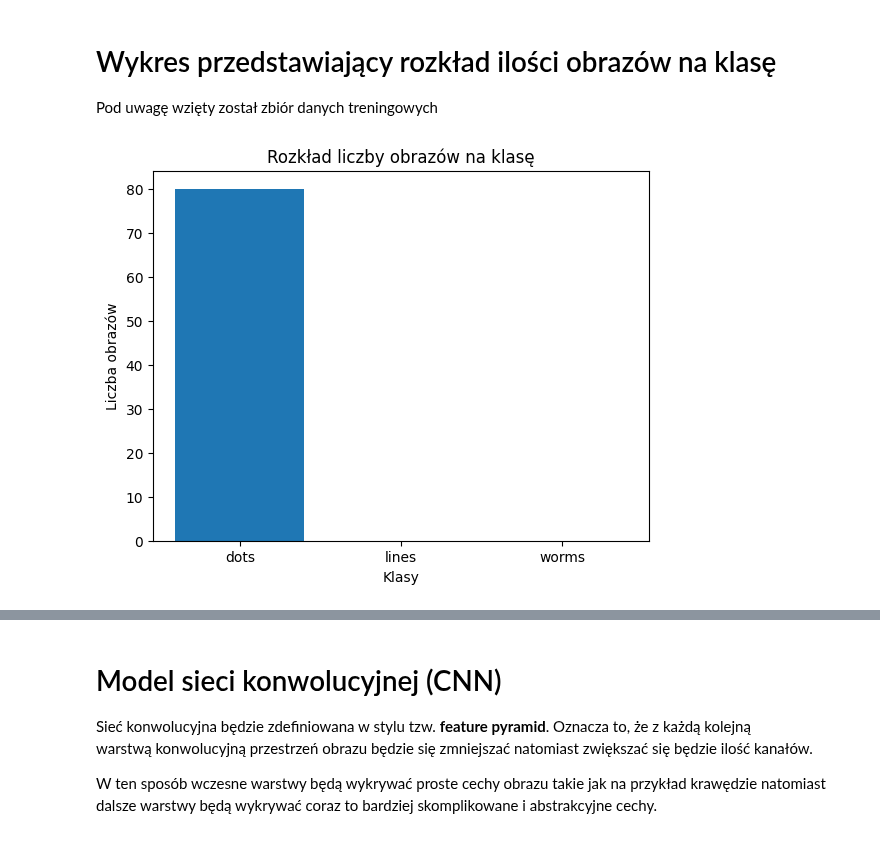
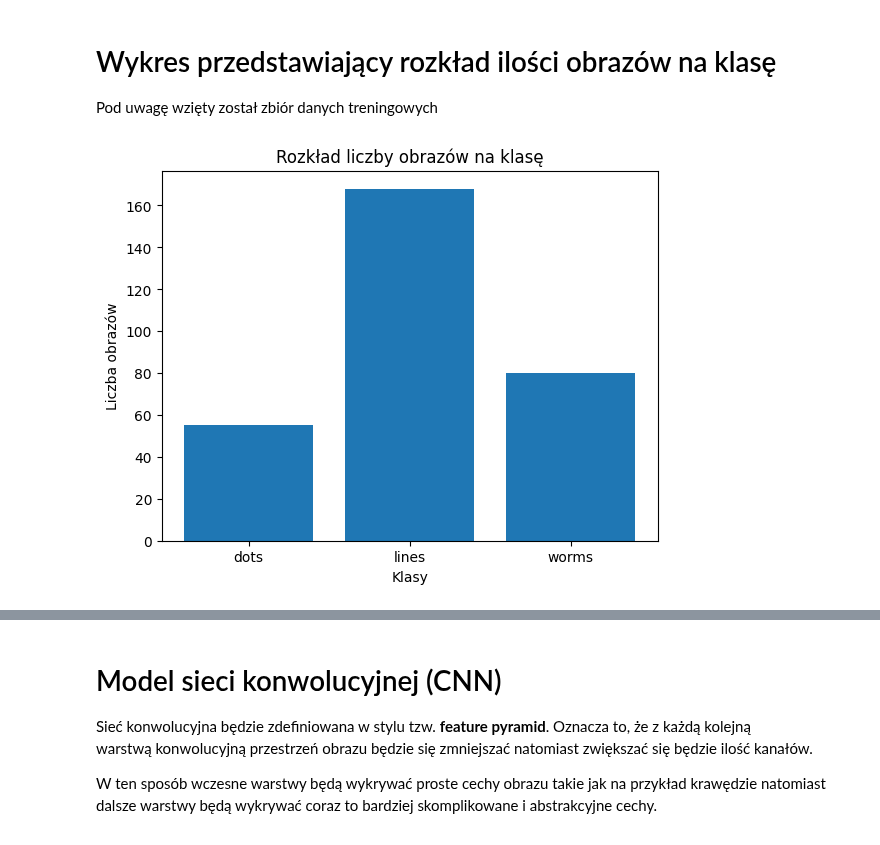
Before and after one commit to shizzeer/credo-classifier, a Jupyter notebook: credo_image_classifier.ipynb, the cells around one changed output, grey strips where cells are left out. Saved outputs shown, nothing was run; the diff lists cells and outputs as text; code cells hidden in the pictures.

```diff
--- a/credo_image_classifier.ipynb
+++ b/credo_image_classifier.ipynb
@@ -100,19 +100,19 @@ Pod uwagę wzięty został zbiór danych treningowych
 # %%
 # Nazwy klas
 class_names = ['dots', 'lines', 'worms']
 
 # Dla każdej nazwy klasy musimy mieć ilość sklasyfikowanych obrazow
 class_members_count = {class_name: 0 for class_name in class_names}
 
-for _, labels in test_ds:
+for _, labels in validation_ds:
   for label in labels.numpy():
     class_name = class_names[label]
     class_members_count[class_name] += 1
 
 plt.bar(class_members_count.keys(), class_members_count.values())
 plt.xlabel('Klasy')
 plt.ylabel('Liczba obrazów')
 plt.title('Rozkład liczby obrazów na klasę')
 plt.show()
 # %% [output]
-[figure, old version]
+[figure, new version]
```
Also changed, not shown: parts of 10 cells of this notebook.
